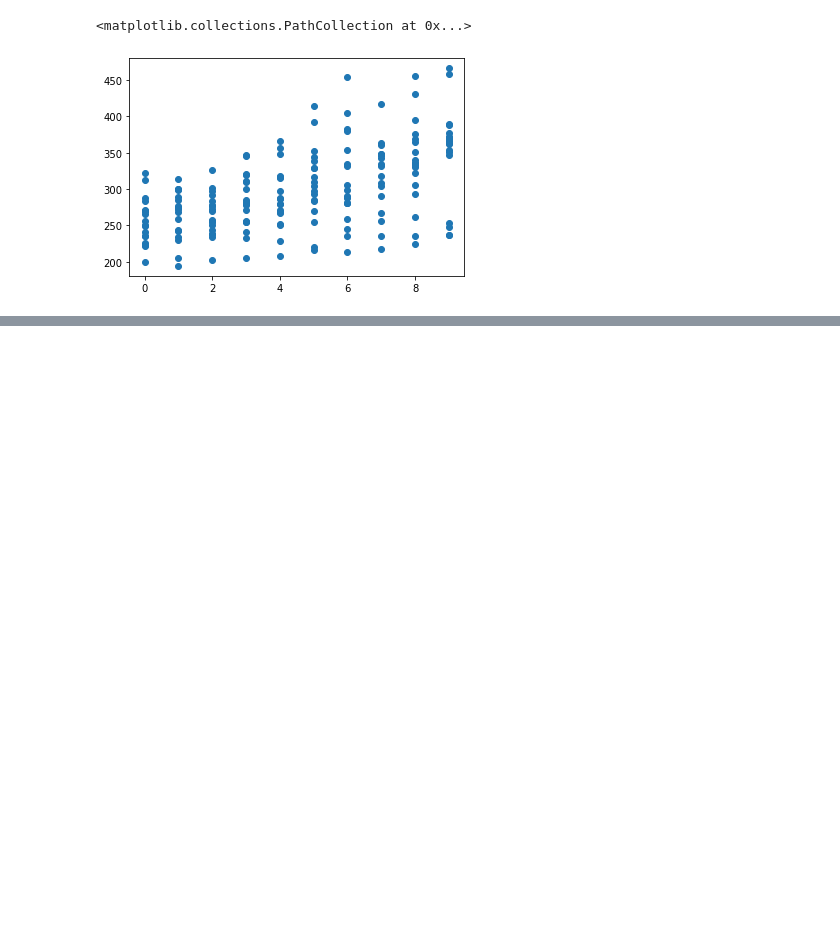
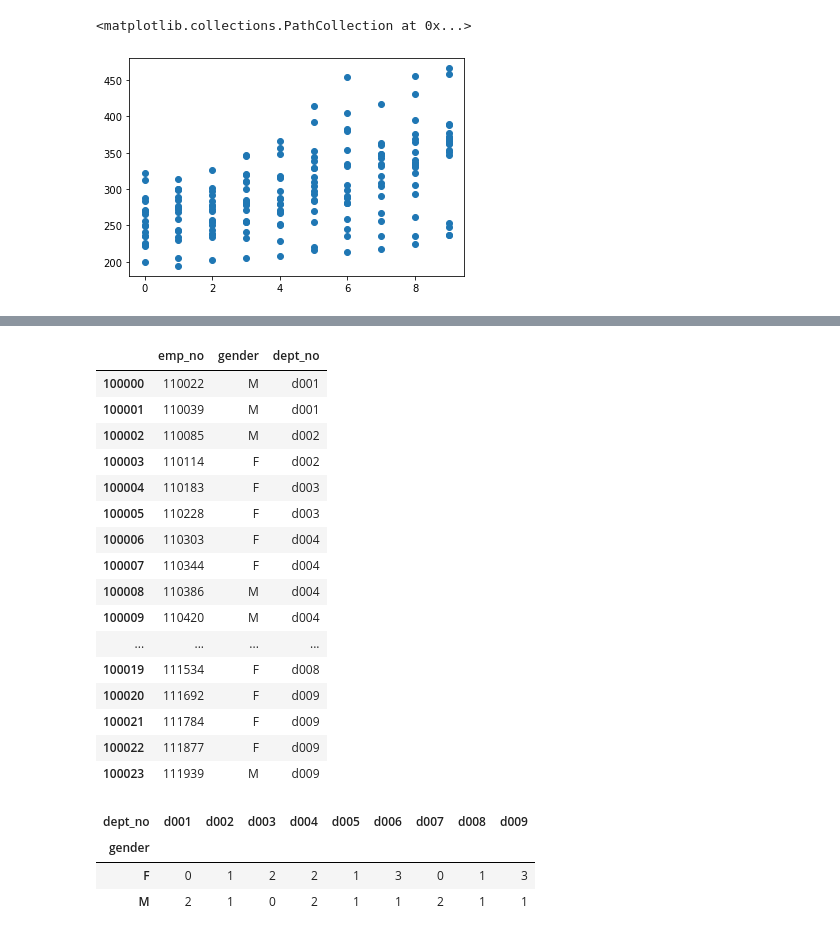
Before and after one commit to brentschriver/statistics-exercises, a Jupyter notebook: hypothesis-testing-revisited.ipynb, the cells around one changed output, grey strips where cells are left out. Saved outputs shown, nothing was run; the diff lists cells and outputs as text; code cells hidden in the pictures; blank space fills up the shorter version.

Commit message:
Updating chi^2 contingency table test practice.

```diff
--- a/hypothesis-testing-revisited.ipynb
+++ b/hypothesis-testing-revisited.ipynb
@@ -815,0 +950,10 @@ plt.scatter('Days', 'Reaction', data=sleep_df)
+# %%
+url = f'mysql+pymysql://{user}:{password}@{host}/employees'
+
+sql = query = '''
+SELECT e.gender, d.dept_name
+FROM employees AS e
+JOIN dept_emp as dn ON dn.emp_no = e.emp_no
+AND to_date > CURDATE()
+JOIN departments AS d ON dn.dept_no = d.dept_no
+'''
@@ -815,0 +1000,6 @@ plt.scatter('Days', 'Reaction', data=sleep_df)
+# %%
+query = '''SELECT e.emp_no, e.gender, dm.dept_no
+FROM employees as e
+LEFT JOIN dept_manager AS dm ON e.emp_no = dm.emp_no'''
+# %%
+gender_manager = pd.read_sql(query, url)
@@ -815,0 +1019,22 @@ plt.scatter('Days', 'Reaction', data=sleep_df)
+# %%
+gender_manager.dropna(inplace=True)
+# %%
+gender_manager
+# %% [output]
+|  | emp_no | gender | dept_no |
+| 100000 | 110022 | M | d001 |
+| 100001 | 110039 | M | d001 |
+| 100002 | 110085 | M | d002 |
+| 100003 | 110114 | F | d002 |
+| 100004 | 110183 | F | d003 |
+| 100005 | 110228 | F | d003 |
+| 100006 | 110303 | F | d004 |
+| 100007 | 110344 | F | d004 |
+| 100008 | 110386 | M | d004 |
+| 100009 | 110420 | M | d004 |
+| ... | ... | ... | ... |
+| 100019 | 111534 | F | d008 |
+| 100020 | 111692 | F | d009 |
+| 100021 | 111784 | F | d009 |
+| 100022 | 111877 | F | d009 |
+| 100023 | 111939 | M | d009 |
@@ -815,0 +1043,7 @@ plt.scatter('Days', 'Reaction', data=sleep_df)
+# %%
+observed
+# %% [output]
+| dept_no | d001 | d002 | d003 | d004 | d005 | d006 | d007 | d008 | d009 |
+| gender |  |  |  |  |  |  |  |  |  |
+| F | 0 | 1 | 2 | 2 | 1 | 3 | 0 | 1 | 3 |
+| M | 2 | 1 | 0 | 2 | 1 | 1 | 2 | 1 | 1 |
```
Also changed, not shown: parts of 27 cells of this notebook.
